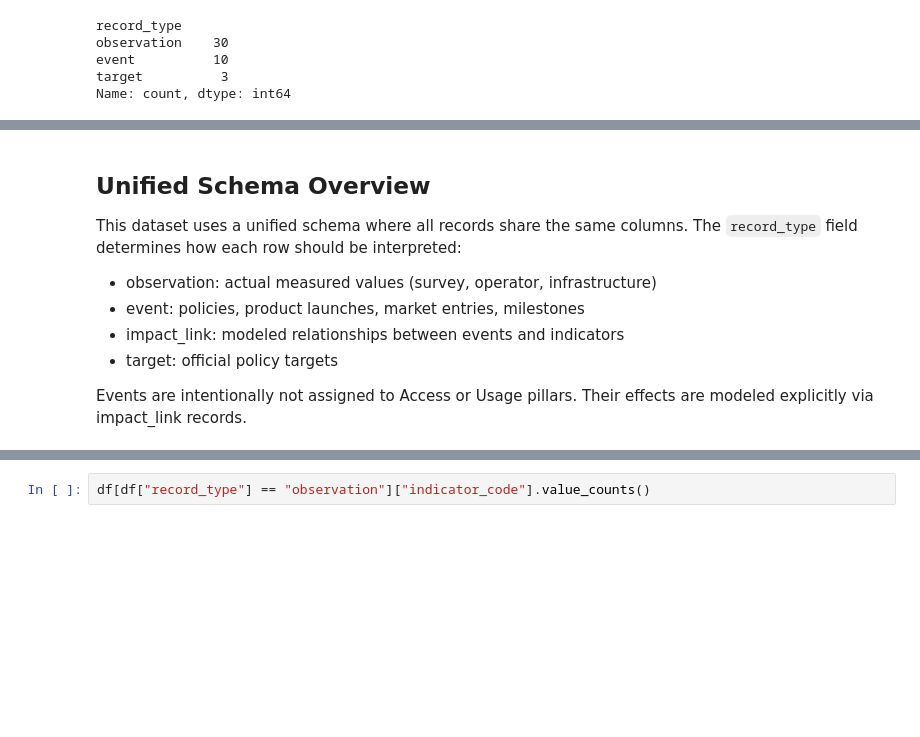
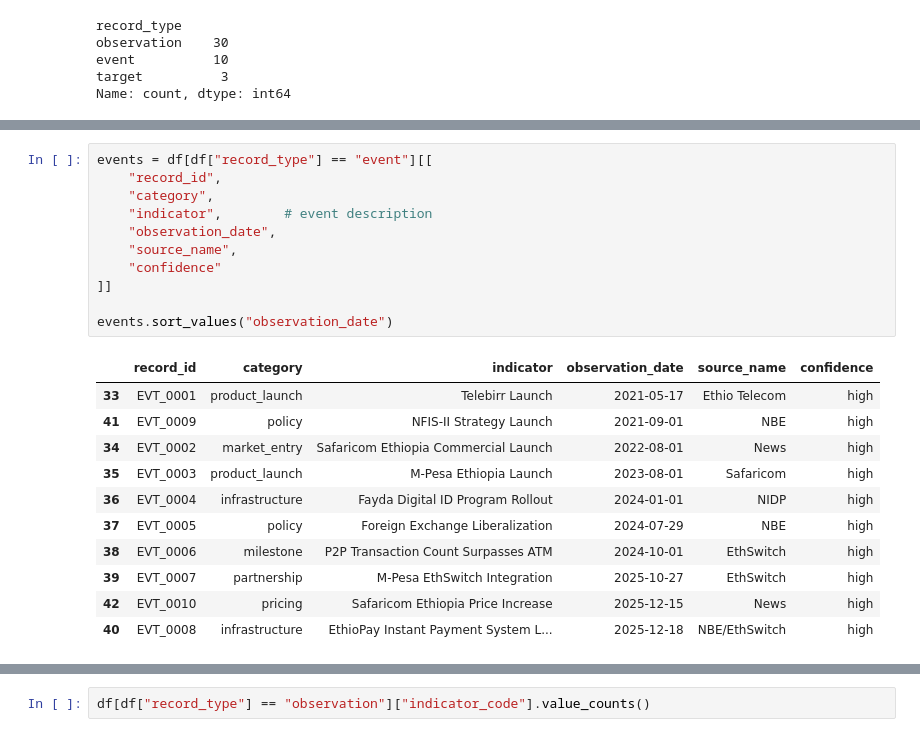
Before and after one commit to Feven777/Forecasting-Financial-Inclusion-in-Ethiopia, a Jupyter notebook: notebooks/01_data_loading_and_overview.ipynb, the cells around one changed output, grey strips where cells are left out. Drawn from its saved outputs; the diff is of its cells as text; blank space fills up the shorter version.

```diff
--- a/notebooks/01_data_loading_and_overview.ipynb
+++ b/notebooks/01_data_loading_and_overview.ipynb
@@ -103,14 +108,24 @@ Name: count, dtype: int64
-# %% [markdown]
-## Unified Schema Overview
-
-This dataset uses a unified schema where all records share the same columns.
-The `record_type` field determines how each row should be interpreted:
-
-- observation: actual measured values (survey, operator, infrastructure)
-- event: policies, product launches, market entries, milestones
-- impact_link: modeled relationships between events and indicators
-- target: official policy targets
-
-Events are intentionally not assigned to Access or Usage pillars.
-Their effects are modeled explicitly via impact_link records.
+# %%
+events = df[df["record_type"] == "event"][[
+    "record_id",
+    "category",
+    "indicator",        # event description
+    "observation_date",
+    "source_name",
+    "confidence"
+]]
+
+events.sort_values("observation_date")
+# %% [output]
+|  | record_id | category | indicator | observation_date | source_name | confidence |
+| 33 | EVT_0001 | product_launch | Telebirr Launch | 2021-05-17 | Ethio Telecom | high |
+| 41 | EVT_0009 | policy | NFIS-II Strategy Launch | 2021-09-01 | NBE | high |
+| 34 | EVT_0002 | market_entry | Safaricom Ethiopia Commercial Launch | 2022-08-01 | News | high |
+| 35 | EVT_0003 | product_launch | M-Pesa Ethiopia Launch | 2023-08-01 | Safaricom | high |
+| 36 | EVT_0004 | infrastructure | Fayda Digital ID Program Rollout | 2024-01-01 | NIDP | high |
+| 37 | EVT_0005 | policy | Foreign Exchange Liberalization | 2024-07-29 | NBE | high |
+| 38 | EVT_0006 | milestone | P2P Transaction Count Surpasses ATM | 2024-10-01 | EthSwitch | high |
+| 39 | EVT_0007 | partnership | M-Pesa EthSwitch Integration | 2025-10-27 | EthSwitch | high |
+| 42 | EVT_0010 | pricing | Safaricom Ethiopia Price Increase | 2025-12-15 | News | high |
+| 40 | EVT_0008 | infrastructure | EthioPay Instant Payment System L... | 2025-12-18 | NBE/EthSwitch | high |
 # %%
```
Also changed, not shown: parts of 13 cells of this notebook, 1 other file.
